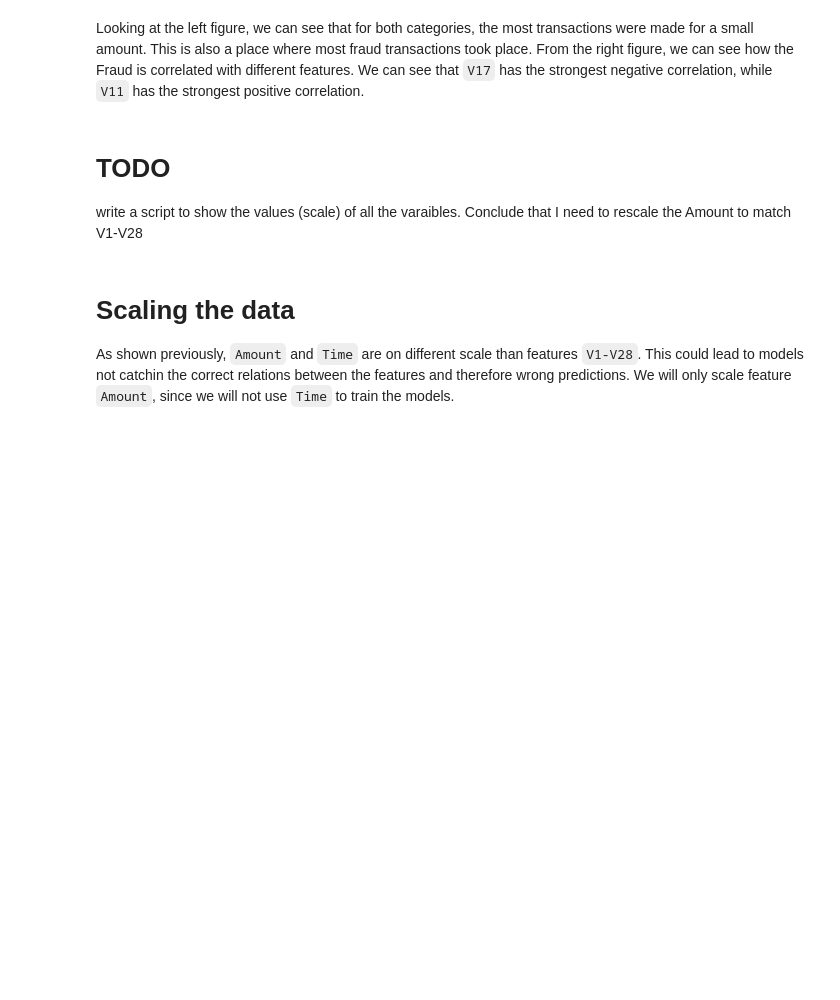
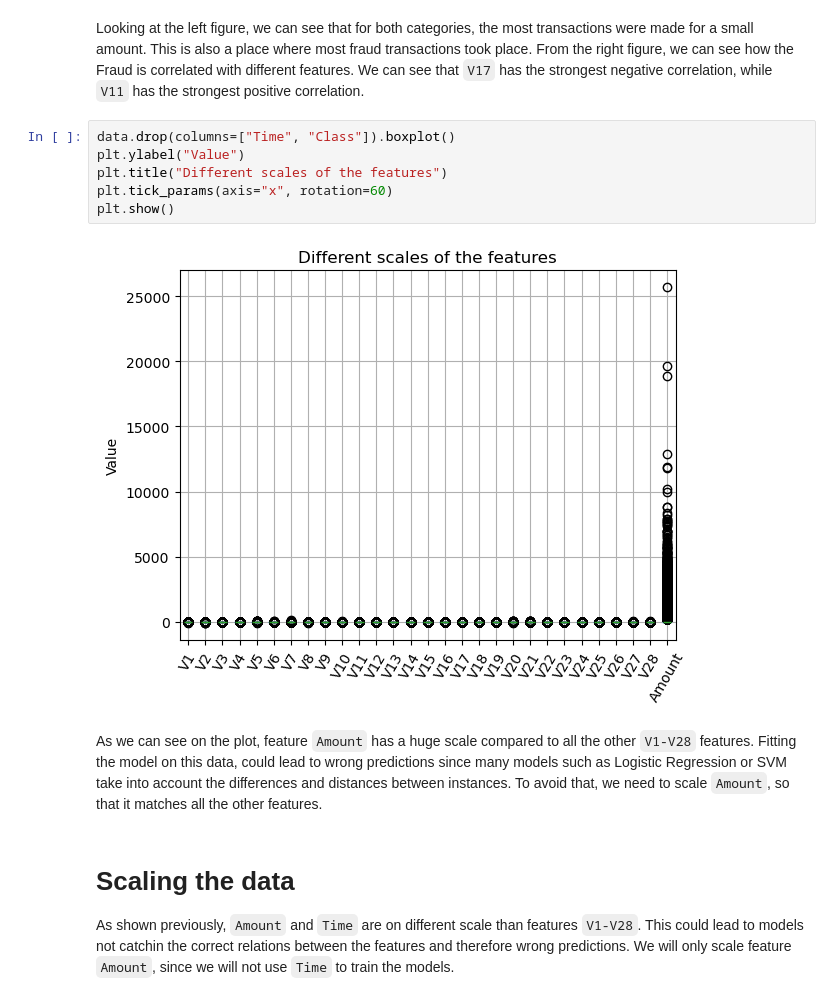
Before and after one commit to Kubel259/Credit-Card-fraud-detection, a Jupyter notebook: main.ipynb, the cells around one changed output. Cells and saved outputs as stored; diff of their text form; blank space fills up the shorter version.

Commit message:
Created plot

```diff
--- a/main.ipynb
+++ b/main.ipynb
@@ -106,9 +106,16 @@ plt.show()
 # %% [markdown]
 Looking at the left figure, we can see that for both categories, the most transactions were made for a small amount. This is also a place where most fraud transactions took place.
 From the right figure, we can see how the Fraud is correlated with different features. We can see that `V17` has the strongest negative correlation, while `V11` has the strongest positive correlation.
-# %% [markdown]
-# TODO
-write a script to show the values (scale) of all the varaibles. Conclude that I need to rescale the Amount to match V1-V28
+# %%
+data.drop(columns=["Time", "Class"]).boxplot()
+plt.ylabel("Value")
+plt.title("Different scales of the features")
+plt.tick_params(axis="x", rotation=60)
+plt.show()
+# %% [output]
+[figure, added]
+# %% [markdown]
+As we can see on the plot, feature `Amount` has a huge scale compared to all the other `V1-V28` features. Fitting the model on this data, could lead to wrong predictions since many models such as Logistic Regression or SVM take into account the differences and distances between instances. To avoid that, we need to scale `Amount`, so that it matches all the other features.
 # %% [markdown]
 # Scaling the data
 As shown previously, `Amount` and `Time` are on different scale than features `V1-V28`. This could lead to models not catchin the correct relations between the features and therefore wrong predictions.
```
